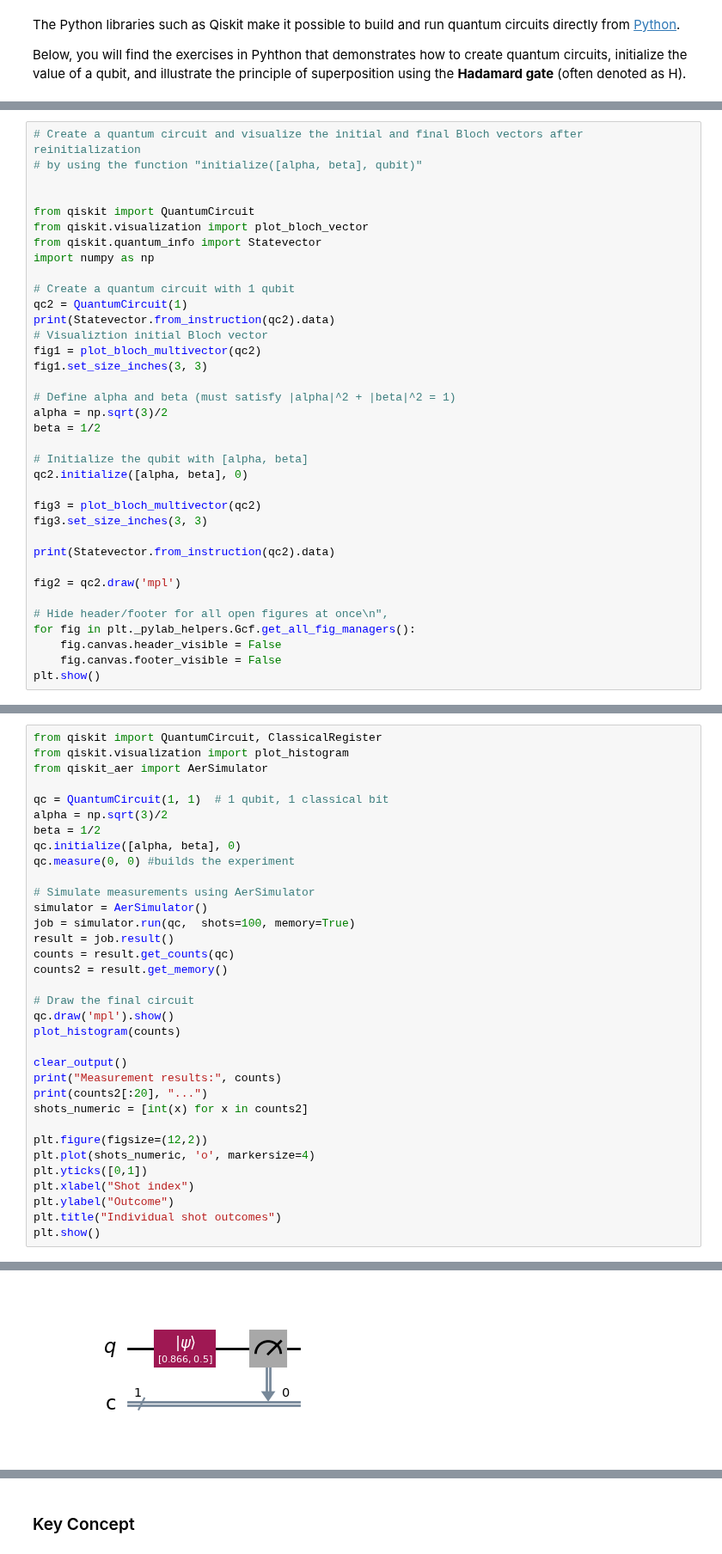
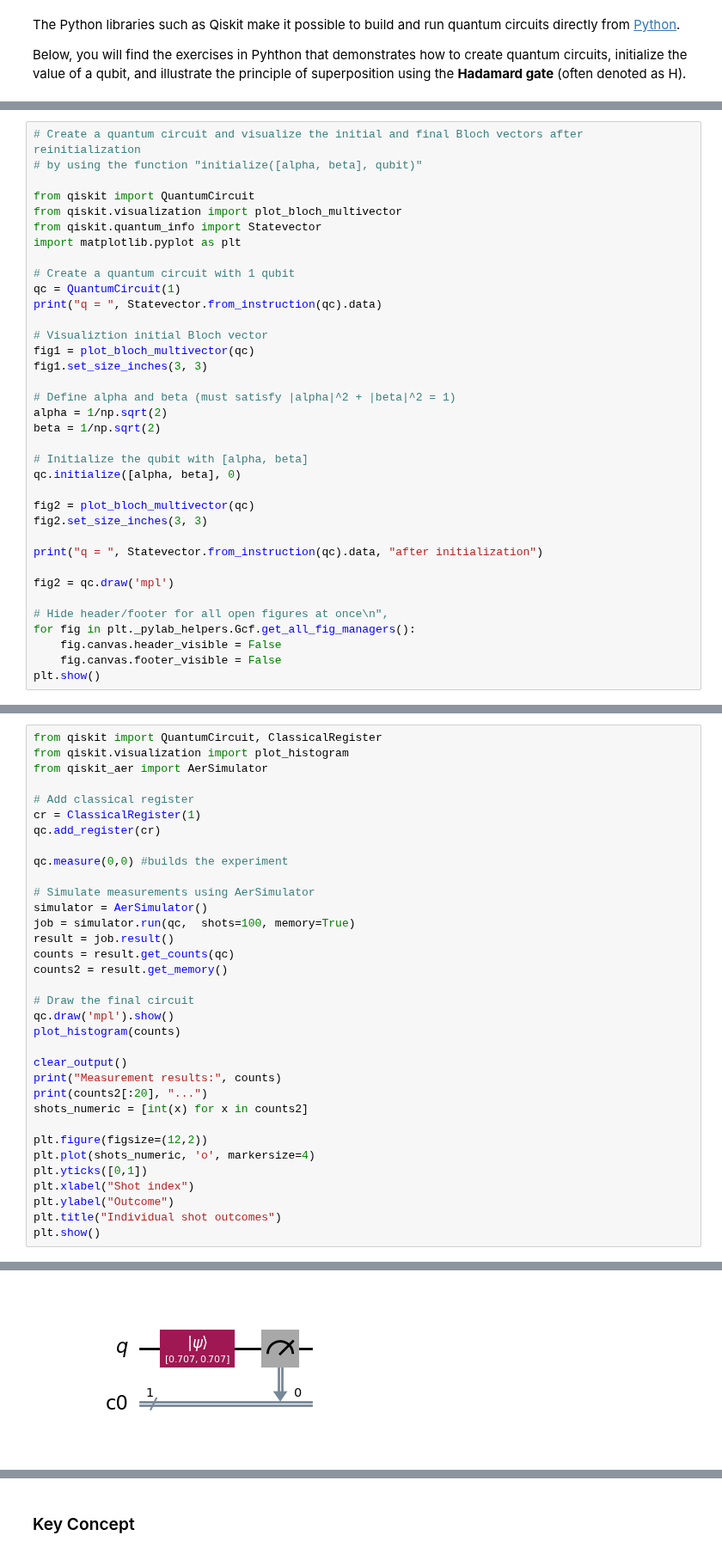
Before and after one commit to MariyaSV78/notebook_Quantum-computing, a Jupyter notebook: Quantum-computing.ipynb, the cells around one changed output, grey strips where cells are left out. Shown at 86% size. Cells and saved outputs as stored; diff of their text form.

```diff
--- a/Quantum-computing.ipynb
+++ b/Quantum-computing.ipynb
@@ -594,32 +546,32 @@ q = [0.70710678+0.j 0.70710678+0.j]
 # Create a quantum circuit and visualize the initial and final Bloch vectors after reinitialization
 # by using the function "initialize([alpha, beta], qubit)"
 
-
 from qiskit import QuantumCircuit
-from qiskit.visualization import plot_bloch_vector
+from qiskit.visualization import plot_bloch_multivector
 from qiskit.quantum_info import Statevector
-import numpy as np
+import matplotlib.pyplot as plt
 
 # Create a quantum circuit with 1 qubit
-qc2 = QuantumCircuit(1)
-print(Statevector.from_instruction(qc2).data)
+qc = QuantumCircuit(1)
+print("q = ", Statevector.from_instruction(qc).data)
+
 # Visualiztion initial Bloch vector
-fig1 = plot_bloch_multivector(qc2)
+fig1 = plot_bloch_multivector(qc)
 fig1.set_size_inches(3, 3)
 
 # Define alpha and beta (must satisfy |alpha|^2 + |beta|^2 = 1)
-alpha = np.sqrt(3)/2
-beta = 1/2
+alpha = 1/np.sqrt(2)
+beta = 1/np.sqrt(2)
 
 # Initialize the qubit with [alpha, beta]
-qc2.initialize([alpha, beta], 0)
+qc.initialize([alpha, beta], 0)
 
-fig3 = plot_bloch_multivector(qc2)
-fig3.set_size_inches(3, 3)
+fig2 = plot_bloch_multivector(qc)
+fig2.set_size_inches(3, 3)
 
-print(Statevector.from_instruction(qc2).data)
+print("q = ", Statevector.from_instruction(qc).data, "after initialization")
 
-fig2 = qc2.draw('mpl')
+fig2 = qc.draw('mpl')
 
 # Hide header/footer for all open figures at once\n",
 for fig in plt._pylab_helpers.Gcf.get_all_fig_managers():
@@ -687,11 +633,11 @@ from qiskit import QuantumCircuit, ClassicalRegister
 from qiskit.visualization import plot_histogram
 from qiskit_aer import AerSimulator
 
-qc = QuantumCircuit(1, 1)  # 1 qubit, 1 classical bit
-alpha = np.sqrt(3)/2
-beta = 1/2
-qc.initialize([alpha, beta], 0)
-qc.measure(0, 0) #builds the experiment
+# Add classical register
+cr = ClassicalRegister(1)
+qc.add_register(cr)
+
+qc.measure(0,0) #builds the experiment
 
 # Simulate measurements using AerSimulator
 simulator = AerSimulator()
@@ -723 +669 @@ Measurement results: {'1': 23, '0': 77}
-[figure, old version]
+[figure, new version]
```
Also changed, not shown: parts of 21 cells of this notebook.
